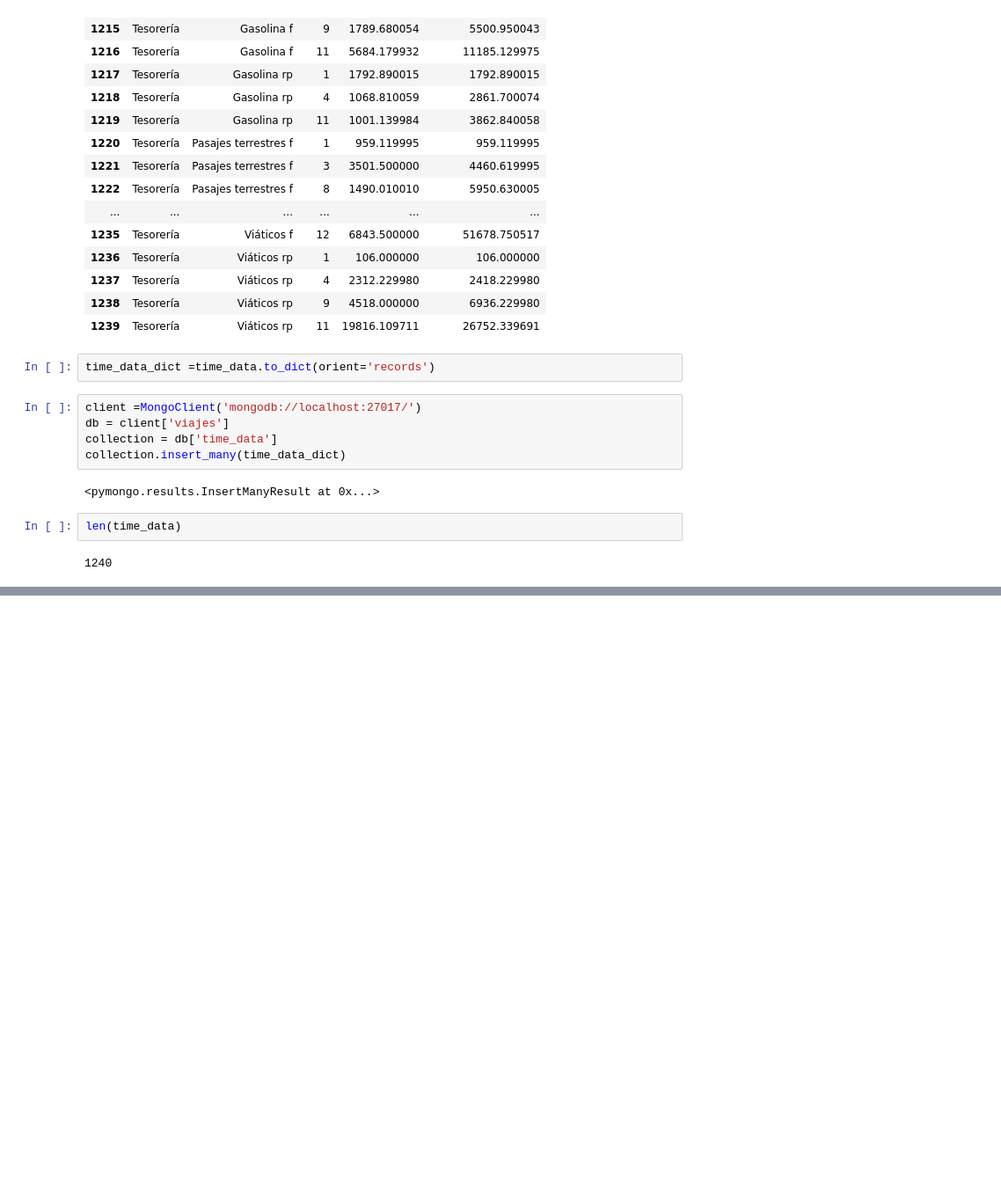
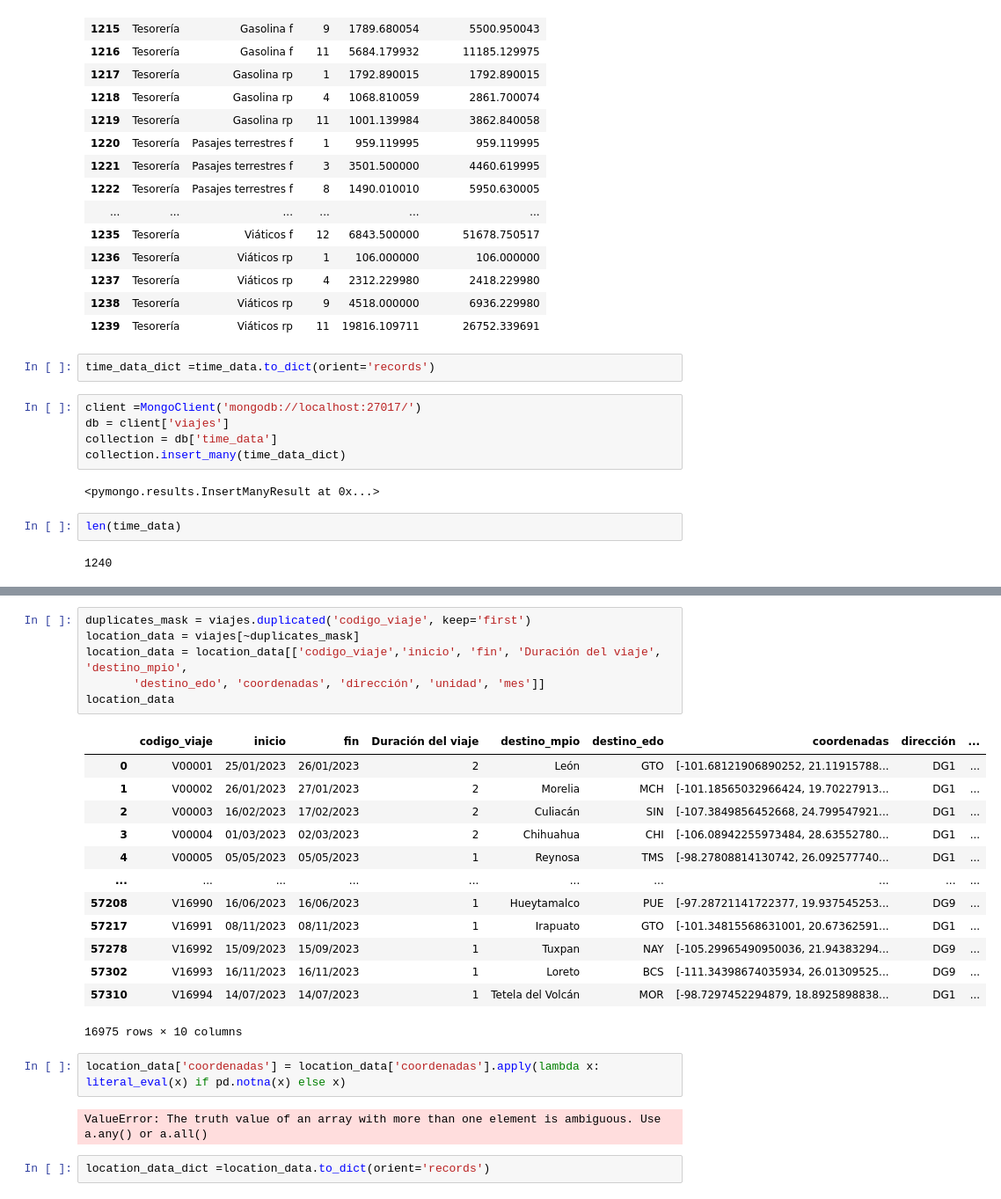
Before and after one commit to danielamz97/project3, a Jupyter notebook: pandas/jupyter.ipynb, the cells around one changed output, grey strips where cells are left out. Shown at 88% size. Saved outputs shown, nothing was run; the diff lists cells and outputs as text; blank space fills up the shorter version.

Commit message:
Add the location data

```diff
--- a/pandas/jupyter.ipynb
+++ b/pandas/jupyter.ipynb
@@ -267,0 +275,26 @@ len(time_data)
+# %%
+duplicates_mask = viajes.duplicated('codigo_viaje', keep='first')
+location_data = viajes[~duplicates_mask]
+location_data = location_data[['codigo_viaje','inicio', 'fin', 'Duración del viaje', 'destino_mpio',
+       'destino_edo', 'coordenadas', 'dirección', 'unidad', 'mes']]
+location_data
+# %% [output]
+|  | codigo_viaje | inicio | fin | Duración del viaje | destino_mpio | destino_edo | coordenadas | dirección | ... |
+| 0 | V00001 | 25/01/2023 | 26/01/2023 | 2 | León | GTO | [-101.68121906890252, 21.11915788... | DG1 | ... |
+| 1 | V00002 | 26/01/2023 | 27/01/2023 | 2 | Morelia | MCH | [-101.18565032966424, 19.70227913... | DG1 | ... |
+| 2 | V00003 | 16/02/2023 | 17/02/2023 | 2 | Culiacán | SIN | [-107.3849856452668, 24.799547921... | DG1 | ... |
+| 3 | V00004 | 01/03/2023 | 02/03/2023 | 2 | Chihuahua | CHI | [-106.08942255973484, 28.63552780... | DG1 | ... |
+| 4 | V00005 | 05/05/2023 | 05/05/2023 | 1 | Reynosa | TMS | [-98.27808814130742, 26.092577740... | DG1 | ... |
+| ... | ... | ... | ... | ... | ... | ... | ... | ... | ... |
+| 57208 | V16990 | 16/06/2023 | 16/06/2023 | 1 | Hueytamalco | PUE | [-97.28721141722377, 19.937545253... | DG9 | ... |
+| 57217 | V16991 | 08/11/2023 | 08/11/2023 | 1 | Irapuato | GTO | [-101.34815568631001, 20.67362591... | DG1 | ... |
+| 57278 | V16992 | 15/09/2023 | 15/09/2023 | 1 | Tuxpan | NAY | [-105.29965490950036, 21.94383294... | DG9 | ... |
+| 57302 | V16993 | 16/11/2023 | 16/11/2023 | 1 | Loreto | BCS | [-111.34398674035934, 26.01309525... | DG9 | ... |
+| 57310 | V16994 | 14/07/2023 | 14/07/2023 | 1 | Tetela del Volcán | MOR | [-98.7297452294879, 18.8925898838... | DG1 | ... |
+16975 rows × 10 columns
+# %%
+location_data['coordenadas'] = location_data['coordenadas'].apply(lambda x: literal_eval(x) if pd.notna(x) else x)
+# %% [output]
+ValueError: The truth value of an array with more than one element is ambiguous. Use a.any() or a.all()
+# %%
+location_data_dict =location_data.to_dict(orient='records')
```
Also changed, not shown: parts of 7 cells of this notebook, 2 other files.
